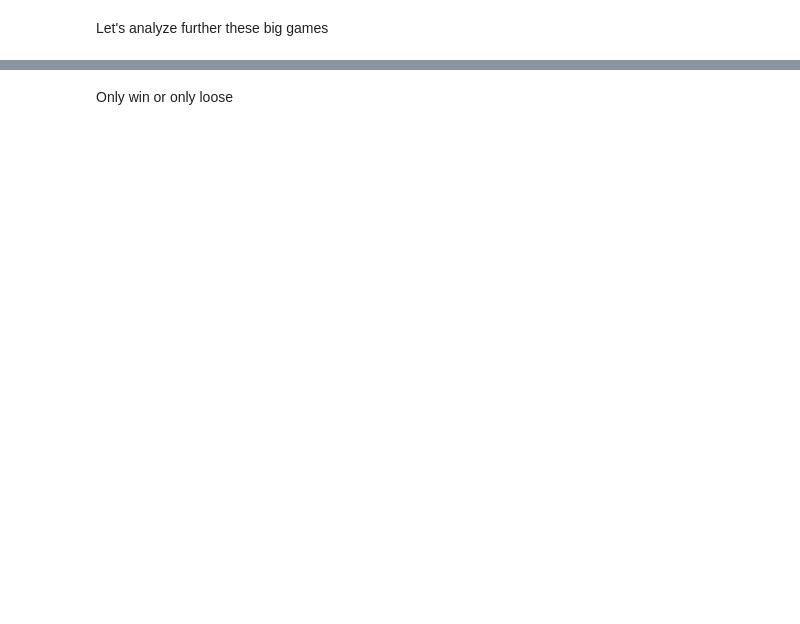
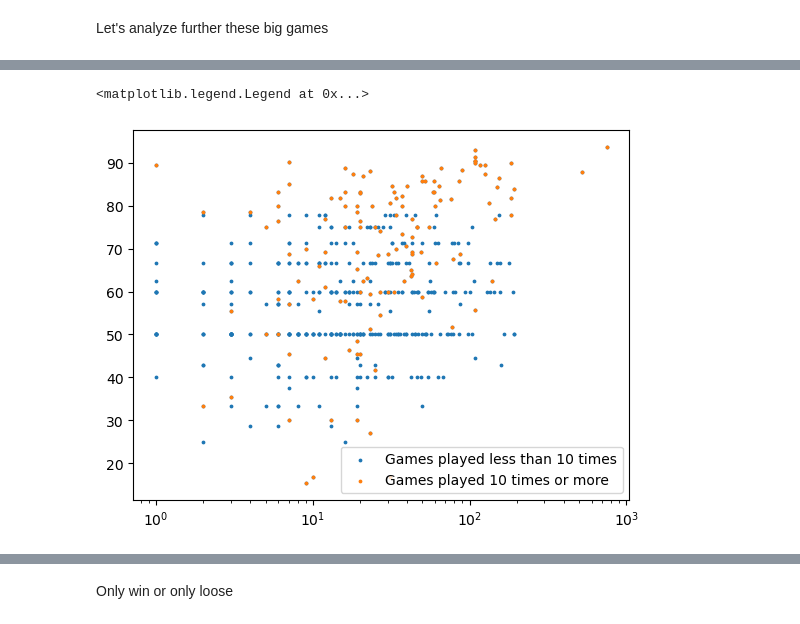
Before and after one commit to epfl-ada/ada-2024-project-outlier-1, a Jupyter notebook: part1_analysis.ipynb, the cells around one changed output, grey strips where cells are left out. Drawn from its saved outputs; the diff is of its cells as text; code cells hidden in the pictures; blank space fills up the shorter version.

```diff
--- a/part1_analysis.ipynb
+++ b/part1_analysis.ipynb
@@ -450,0 +539,22 @@ plt.legend();
+# %%
+# np.histogram2d(stats_games['links_to_target'], stats_games['percentage_success'])
+# plt.hist2d(stats_games['links_to_target'], stats_games['percentage_success'])
+ms=3; cp=5; gap=0.1
+plt.scatter(stats_games['links_to_target'], stats_games['percentage_success'], s=ms, label=f'Games played less than {num_games} times')
+plt.scatter(stats_big_games['links_to_target'], stats_big_games['percentage_success'], s=ms, label=f'Games played {num_games} times or more')
+
+# plt.errorbar(stats_games['links_to_target'].unique()+gap,
+#              stats_games[['percentage_success', 'links_to_target']].groupby('links_to_target').mean().values.flatten(),
+#              yerr=stats_games[['percentage_success', 'links_to_target']].groupby('links_to_target').sem().fillna(0).values.flatten()*1.96/2,
+#              linestyle='', marker='+', markersize=ms*2, capsize=cp, color='tab:red', label='Average on all the games')
+
+# plt.errorbar(stats_games['links_to_target'].unique()+gap,
+            #  stats_big_games[['percentage_success', 'links_to_target']].groupby('links_to_target').mean().values.flatten(),
+            #  yerr=stats_big_games[['percentage_success', 'links_to_target']].groupby('links_to_target').std().fillna(0).values.flatten()*1.96/2,
+            #  linestyle='', marker='+', markersize=ms*2, capsize=cp, color='tab:green', label=f'Average on the games played {num_games} or more times')
+
+plt.xscale('log')
+plt.legend()
+# %% [output]
+<matplotlib.legend.Legend at 0x...>
+[figure, added]
```
Also changed, not shown: parts of 12 cells of this notebook.
